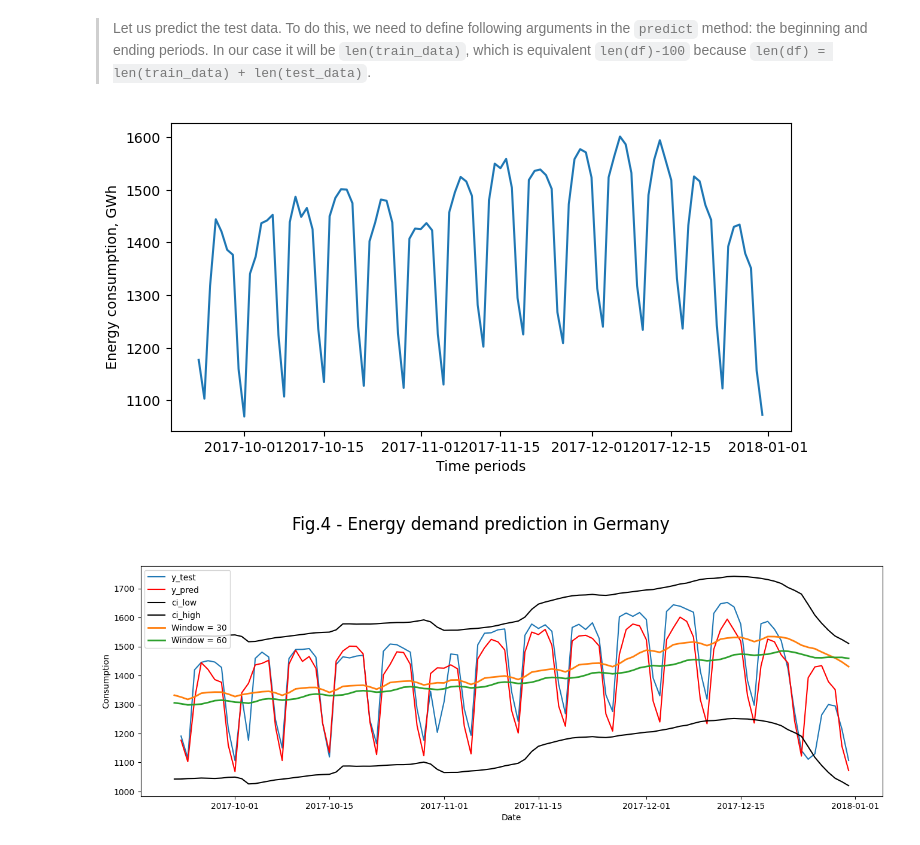
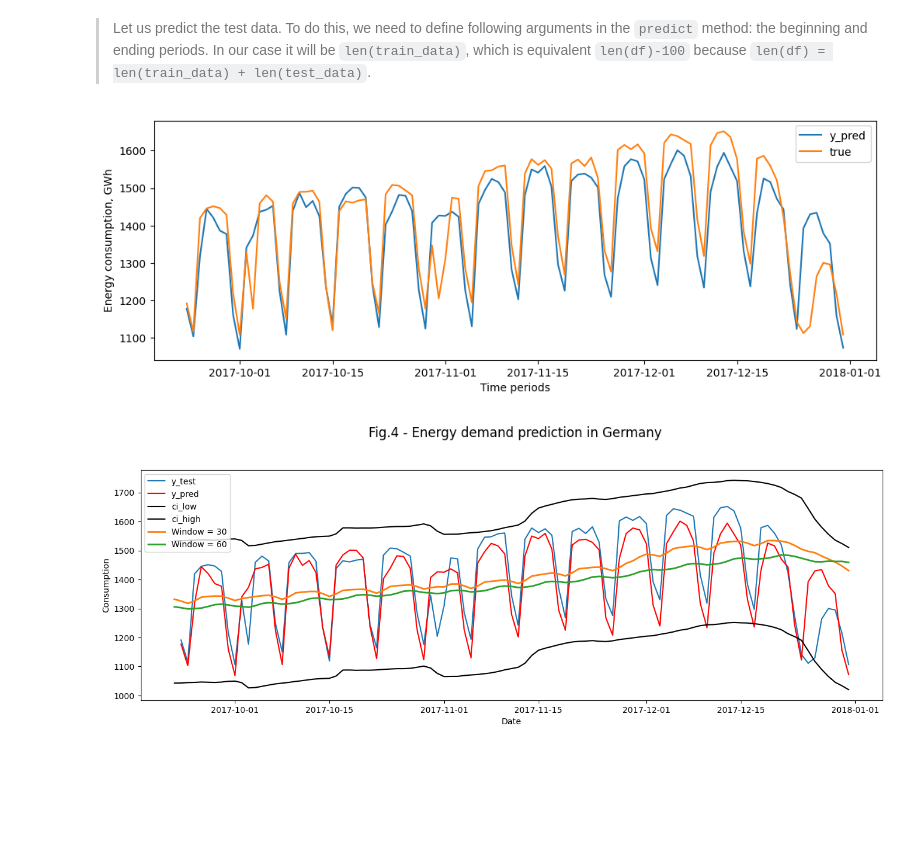
Before and after one commit to Alex1iv/Power_consumption_prediction, a Jupyter notebook: notebooks/power_consumption.ipynb, the cells around one changed output. Saved outputs shown, nothing was run; the diff lists cells and outputs as text; code cells hidden in the pictures; blank space fills up the shorter version.

Commit message:
upd model

```diff
--- a/notebooks/power_consumption.ipynb
+++ b/notebooks/power_consumption.ipynb
@@ -250,18 +250,19 @@ AR.365           -1.6986           +0.4169j            1.7490            0.4617
 > Let us predict the test data. To do this, we need to define following arguments in the ``predict`` method: the beginning  and ending periods. In our case it will be ``len(train_data)``, which is equivalent ``len(df)-100`` because ``len(df) = len(train_data) + len(test_data)``.
 # %%
 # make a prediction
-pred = ar_model.predict(start=test_data.index.min(), end=test_data.index.max(), dynamic=False)
+pred = ar_model.predict(start=test_data.index[0], end=test_data.index[-1], dynamic=False)
 
 fig_id = 4
-plt.figure(figsize=(8,4))
-sns.lineplot(pred)
+plt.figure(figsize=(12,4))
+sns.lineplot(data=pred, label='y_pred')
+sns.lineplot(data=test_data['Consumption'], label='true')
 plt.xlabel('Time periods')
 plt.ylabel('Energy consumption, GWh')
 plt.title('Fig.{} - Energy demand prediction in Germany'.format(fig_id), y=-0.35);
 
 plt.savefig(os.path.join(path_figures, f'fig_{fig_id}.png'))
 # %% [output]
-[figure, old version]
+[figure, new version]
 # %%
 d=14
 temp = df.loc[pred.index[0]-pd.DateOffset(days=d):,'Consumption'].rolling(window=d).mean().dropna().to_frame() #pd.DataFrame(, columns=['y'])
```
Also changed, not shown: parts of 8 cells of this notebook, 1 other file.
